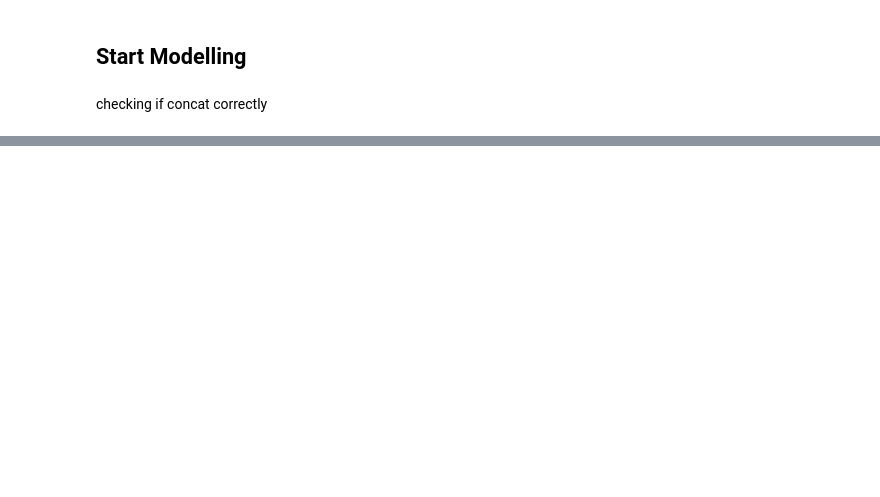
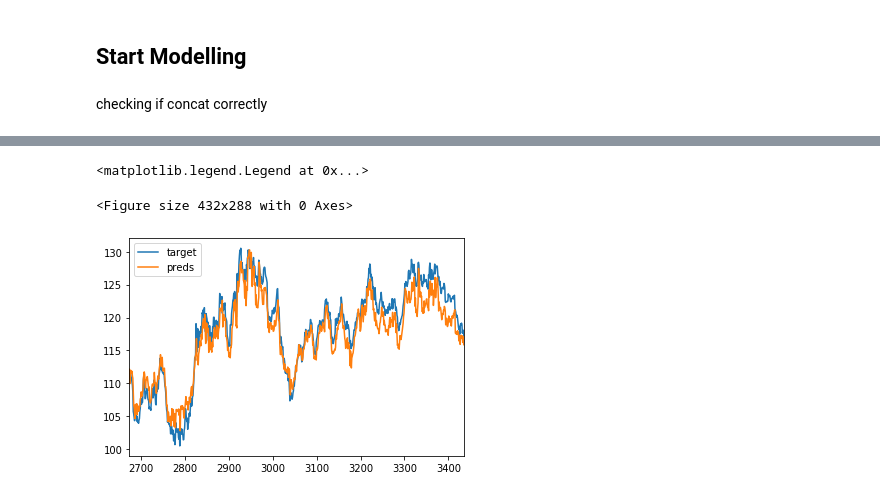
Before and after one commit to maxmatical/gld_forecasting, a Jupyter notebook: GLD_Forecasting.ipynb, the cells around one changed output, grey strips where cells are left out. Cells and saved outputs as stored; diff of their text form; code cells hidden in the pictures; blank space fills up the shorter version.

```diff
--- a/GLD_Forecasting.ipynb
+++ b/GLD_Forecasting.ipynb
@@ -359,0 +359,2 @@ learn.fit(10)
+# %%
+learn.fit_one_cycle(20, 1e-2, wd=0.2)
@@ -359,0 +383,6 @@ learn.fit(10)
+# %%
+# load trained model
+try:
+    learn.load('GLD_stage1')
+except:
+    print('no learner created')
@@ -359,0 +394,2 @@ learn.fit(10)
+# %%
+val_preds=learn.get_preds(DatasetType.Valid)
@@ -359,0 +398,2 @@ learn.fit(10)
+# %%
+val_df["preds"]=np.exp(val_preds[0].data).numpy().T[0]
@@ -359,0 +422,8 @@ learn.fit(10)
+# %%
+val_df_plot = val_df[['target', 'preds']]
+
+plt.figure(); val_df_plot.plot(); plt.legend(loc='best')
+# %% [output]
+<matplotlib.legend.Legend at 0x...>
+<Figure size 432x288 with 0 Axes>
+[figure, added]
```
Also changed, not shown: parts of 26 cells of this notebook.
